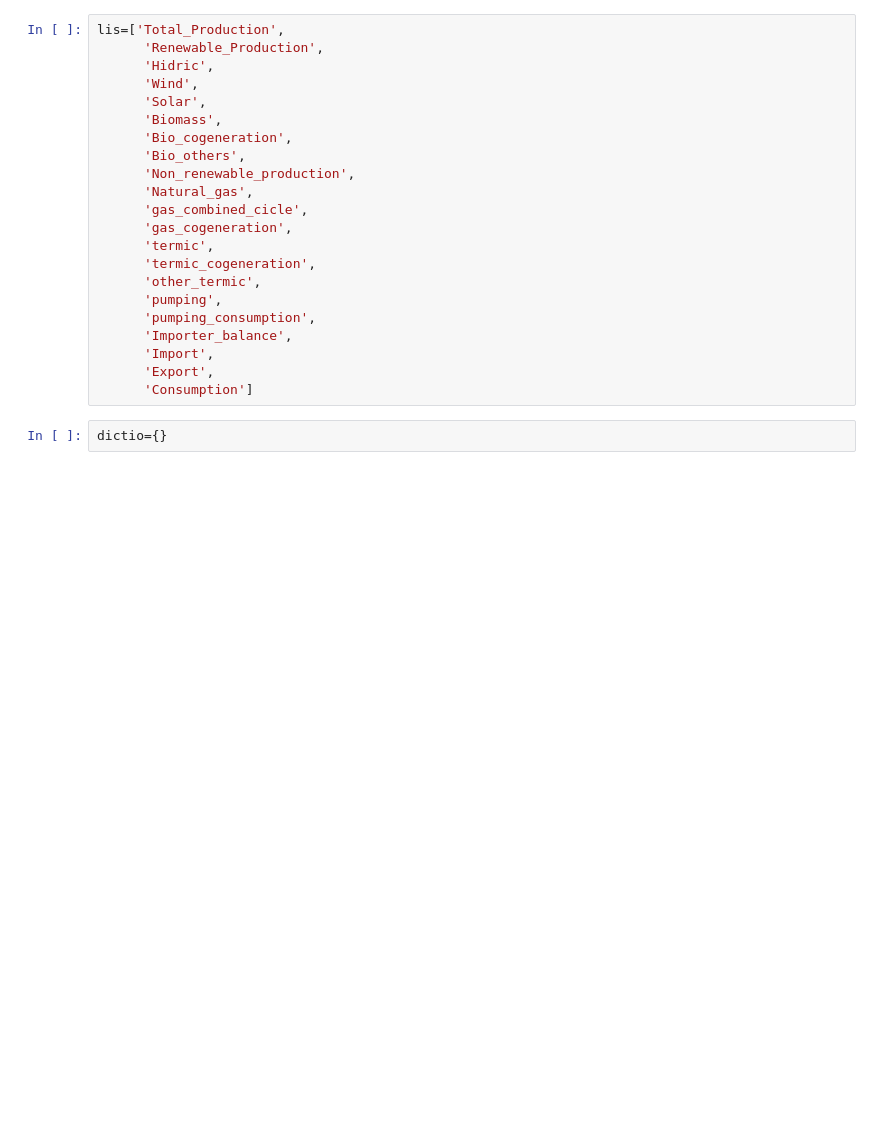
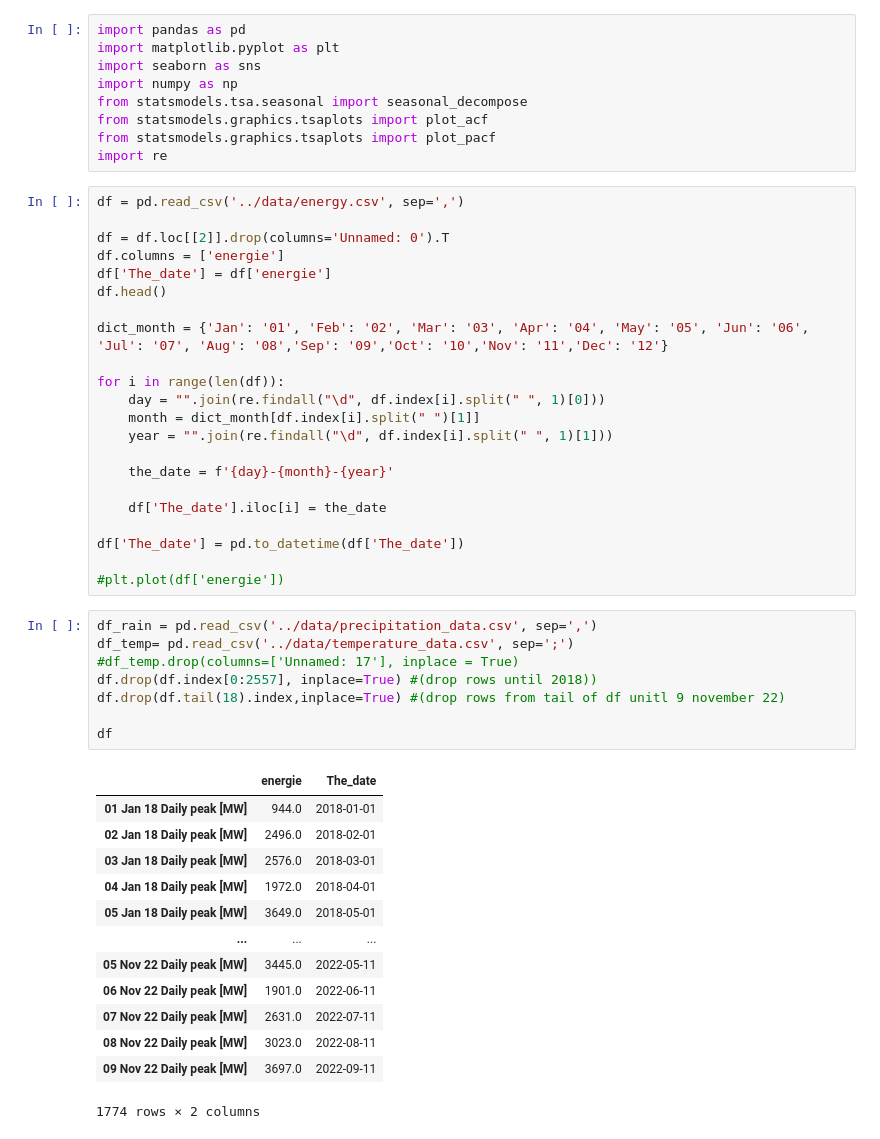
Before and after one commit to Migueldecrayencour/how_green_can_we_go_final, a Jupyter notebook: percipitation_data/machine_learning.ipynb, the cells around one changed output. Drawn from its saved outputs; the diff is of its cells as text; blank space fills up the shorter version.

```diff
--- a/percipitation_data/machine_learning.ipynb
+++ b/percipitation_data/machine_learning.ipynb
@@ -54,24 +1,53 @@ df_energy
 # %%
-lis=['Total_Production',
-      'Renewable_Production',
-      'Hidric',
-      'Wind',
-      'Solar',
-      'Biomass',
-      'Bio_cogeneration',
-      'Bio_others',
-      'Non_renewable_production',
-      'Natural_gas',
-      'gas_combined_cicle',
-      'gas_cogeneration',
-      'termic',
-      'termic_cogeneration',
-      'other_termic',
-      'pumping',
-      'pumping_consumption',
-      'Importer_balance',
-      'Import',
-      'Export',
-      'Consumption']
+import pandas as pd
+import matplotlib.pyplot as plt
+import seaborn as sns
+import numpy as np
+from statsmodels.tsa.seasonal import seasonal_decompose
+from statsmodels.graphics.tsaplots import plot_acf
+from statsmodels.graphics.tsaplots import plot_pacf
+import re
+# %%
+df = pd.read_csv('../data/energy.csv', sep=',')
+
+df = df.loc[[2]].drop(columns='Unnamed: 0').T
+df.columns = ['energie']
+df['The_date'] = df['energie']
+df.head()
+
+dict_month = {'Jan': '01', 'Feb': '02', 'Mar': '03', 'Apr': '04', 'May': '05', 'Jun': '06', 'Jul': '07', 'Aug': '08','Sep': '09','Oct': '10','Nov': '11','Dec': '12'}
+
+for i in range(len(df)):
+    day = "".join(re.findall("\d", df.index[i].split(" ", 1)[0]))
+    month = dict_month[df.index[i].split(" ")[1]]
+    year = "".join(re.findall("\d", df.index[i].split(" ", 1)[1]))
+
+    the_date = f'{day}-{month}-{year}'
+
+    df['The_date'].iloc[i] = the_date
+
+df['The_date'] = pd.to_datetime(df['The_date'])
+
+#plt.plot(df['energie'])
 # %%
-dictio={}
+df_rain = pd.read_csv('../data/precipitation_data.csv', sep=',')
+df_temp= pd.read_csv('../data/temperature_data.csv', sep=';')
+#df_temp.drop(columns=['Unnamed: 17'], inplace = True)
+df.drop(df.index[0:2557], inplace=True) #(drop rows until 2018))
+df.drop(df.tail(18).index,inplace=True) #(drop rows from tail of df unitl 9 november 22)
+
+df
+# %% [output]
+|  | energie | The_date |
+| 01 Jan 18 Daily peak [MW] | 944.0 | 2018-01-01 |
+| 02 Jan 18 Daily peak [MW] | 2496.0 | 2018-02-01 |
+| 03 Jan 18 Daily peak [MW] | 2576.0 | 2018-03-01 |
+| 04 Jan 18 Daily peak [MW] | 1972.0 | 2018-04-01 |
+| 05 Jan 18 Daily peak [MW] | 3649.0 | 2018-05-01 |
+| ... | ... | ... |
+| 05 Nov 22 Daily peak [MW] | 3445.0 | 2022-05-11 |
+| 06 Nov 22 Daily peak [MW] | 1901.0 | 2022-06-11 |
+| 07 Nov 22 Daily peak [MW] | 2631.0 | 2022-07-11 |
+| 08 Nov 22 Daily peak [MW] | 3023.0 | 2022-08-11 |
+| 09 Nov 22 Daily peak [MW] | 3697.0 | 2022-09-11 |
+1774 rows × 2 columns
```
Also changed, not shown: parts of 8 cells of this notebook, 15 other files.
